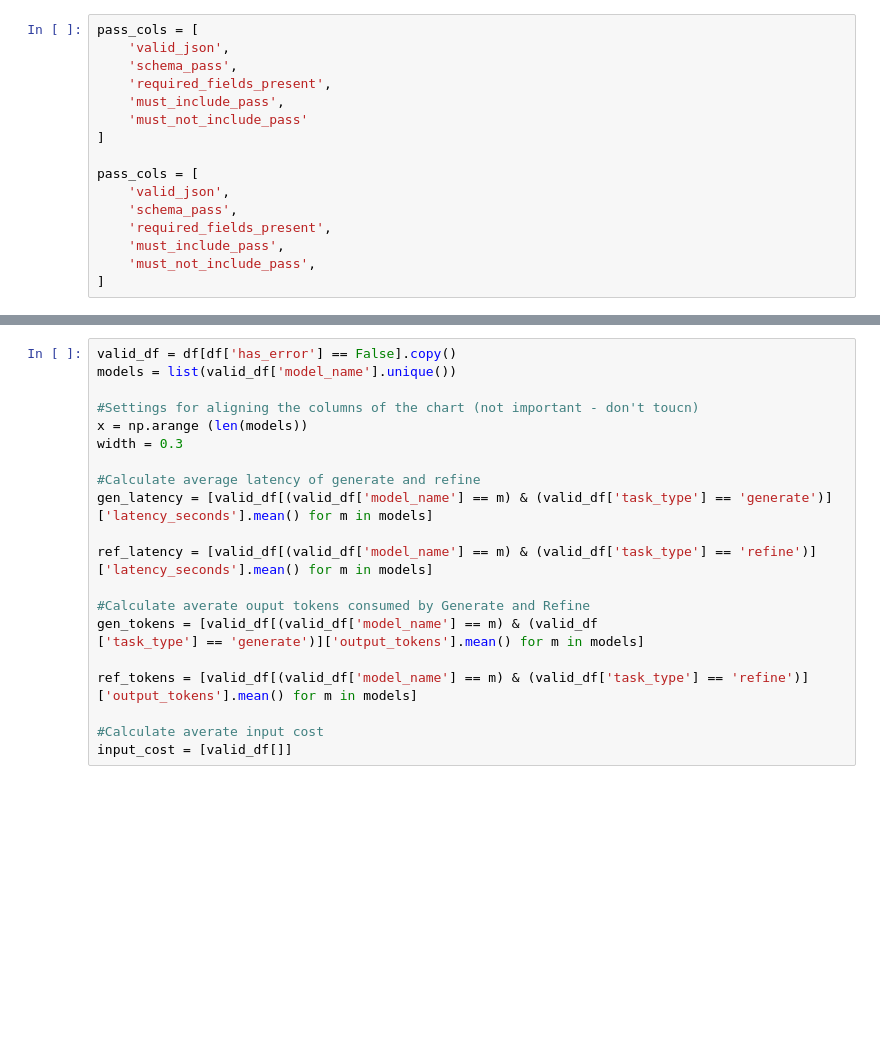
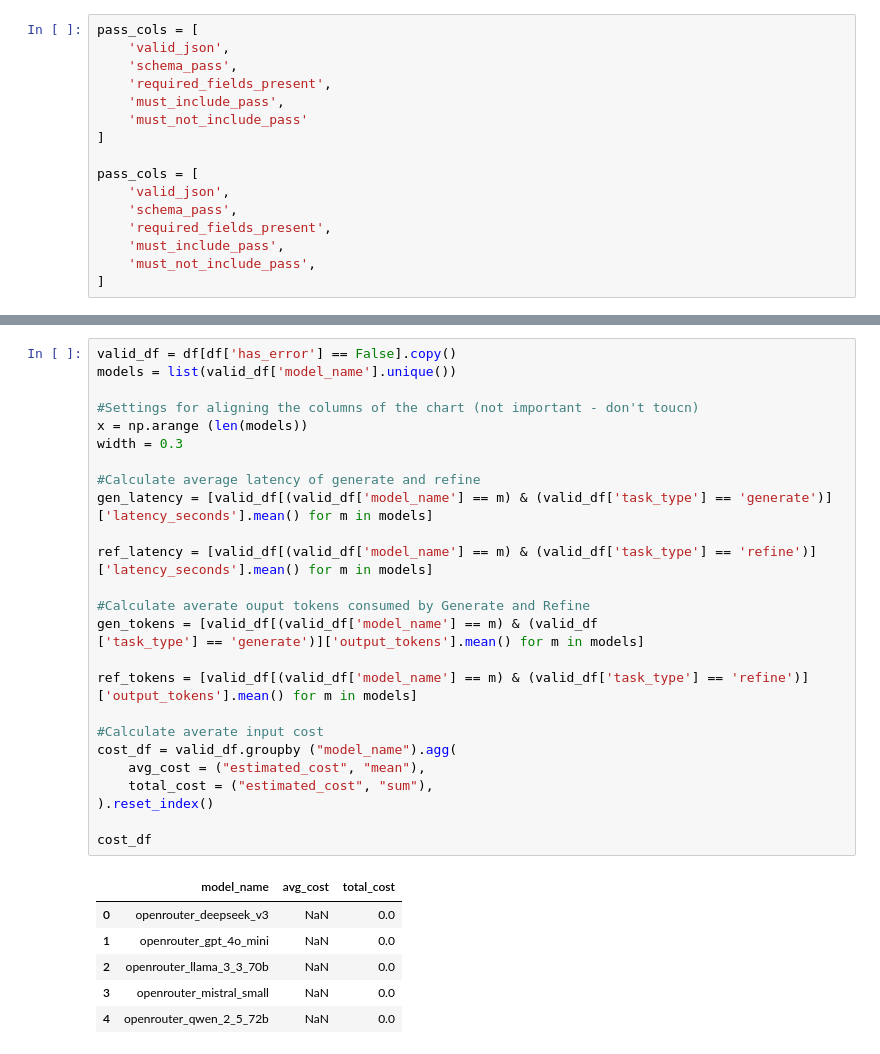
Before and after one commit to AlexDaPiggie/LinkedIn_Job_Description_GenAI, a Jupyter notebook: src/evaluation/Model_Comparison_Analysis.ipynb, the cells around one changed output, grey strips where cells are left out. Cells and saved outputs as stored; diff of their text form; blank space fills up the shorter version.

```diff
--- a/src/evaluation/Model_Comparison_Analysis.ipynb
+++ b/src/evaluation/Model_Comparison_Analysis.ipynb
@@ -105,24 +105,36 @@ for col in pass_cols:
 # %%
 valid_df = df[df['has_error'] == False].copy()
 models = list(valid_df['model_name'].unique())
 
 #Settings for aligning the columns of the chart (not important - don't toucn)
 x = np.arange (len(models))
 width = 0.3
 
 #Calculate average latency of generate and refine
 gen_latency = [valid_df[(valid_df['model_name'] == m) & (valid_df['task_type'] == 'generate')]['latency_seconds'].mean() for m in models]
 
 ref_latency = [valid_df[(valid_df['model_name'] == m) & (valid_df['task_type'] == 'refine')]['latency_seconds'].mean() for m in models]
 
 #Calculate averate ouput tokens consumed by Generate and Refine
 gen_tokens = [valid_df[(valid_df['model_name'] == m) & (valid_df
 ['task_type'] == 'generate')]['output_tokens'].mean() for m in models]
 
 ref_tokens = [valid_df[(valid_df['model_name'] == m) & (valid_df['task_type'] == 'refine')]['output_tokens'].mean() for m in models]
 
 #Calculate averate input cost
-input_cost = [valid_df[]]
+cost_df = valid_df.groupby ("model_name").agg(
+    avg_cost = ("estimated_cost", "mean"),
+    total_cost = ("estimated_cost", "sum"),
+).reset_index()
+
+cost_df
+# %% [output]
+|  | model_name | avg_cost | total_cost |
+| 0 | openrouter_deepseek_v3 | NaN | 0.0 |
+| 1 | openrouter_gpt_4o_mini | NaN | 0.0 |
+| 2 | openrouter_llama_3_3_70b | NaN | 0.0 |
+| 3 | openrouter_mistral_small | NaN | 0.0 |
+| 4 | openrouter_qwen_2_5_72b | NaN | 0.0 |
 # %%
 plt.figure (figsize = (9, 4))
 plt.bar(x - width / 2, gen_latency, width, label = 'generate', alpha = 0.7)
```
Also changed, not shown: parts of 5 cells of this notebook, 17 other files.
